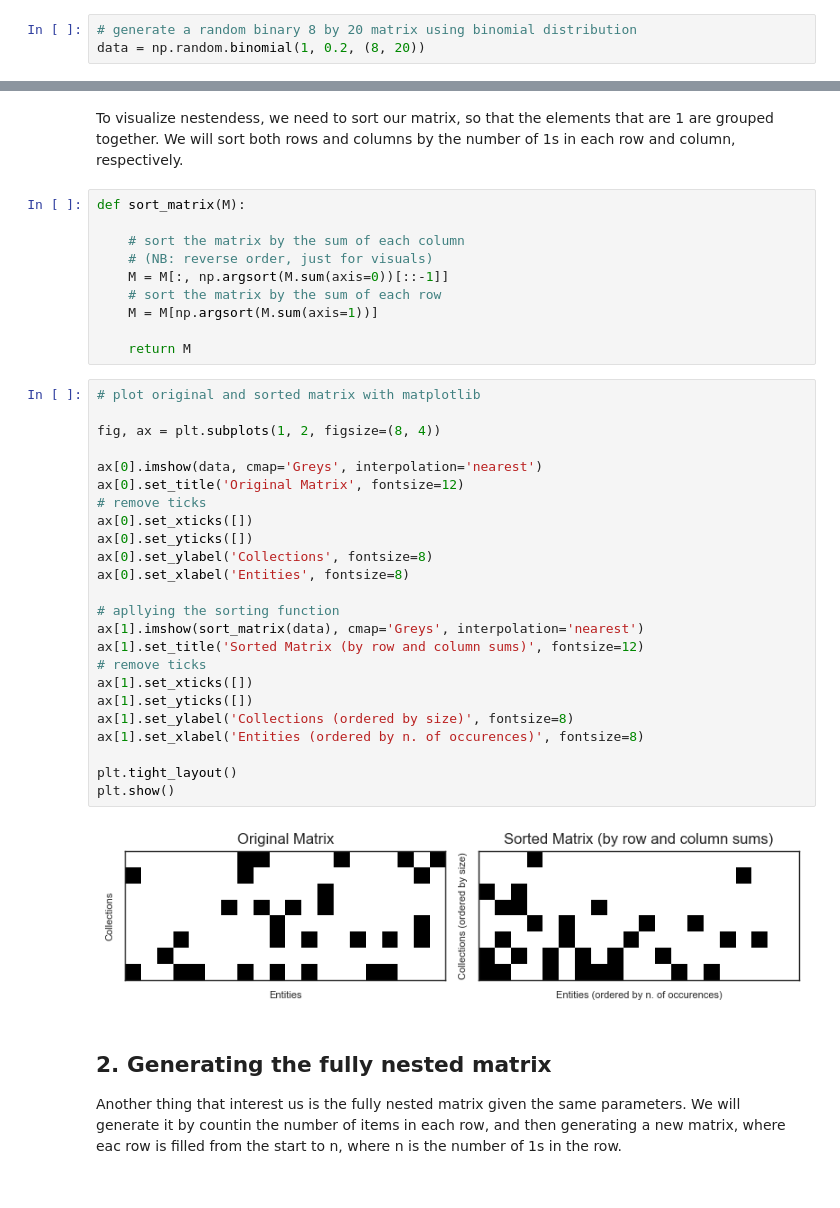
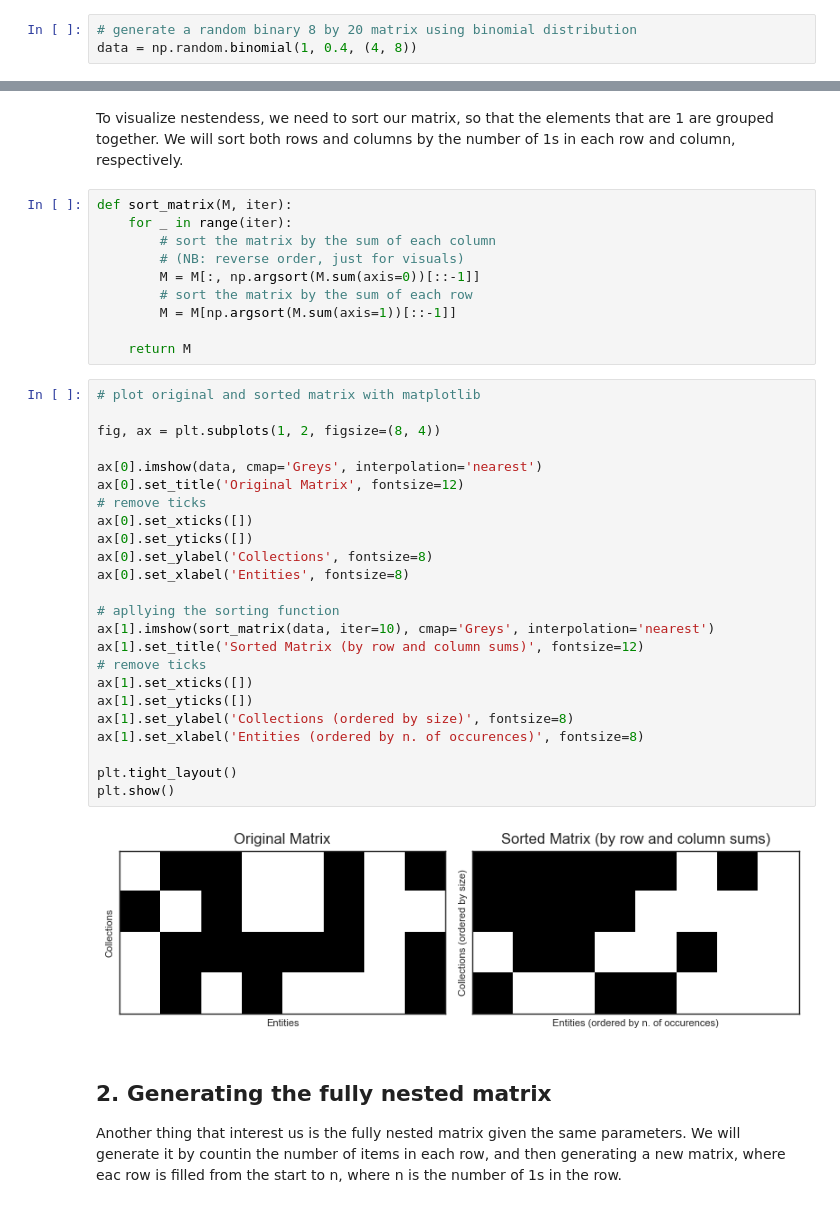
Before and after one commit to alexeykosh/2025-nestedness-project, a Jupyter notebook: nestendess-examples.ipynb, the cells around one changed output, grey strips where cells are left out. Saved outputs shown, nothing was run; the diff lists cells and outputs as text.

```diff
--- a/nestendess-examples.ipynb
+++ b/nestendess-examples.ipynb
@@ -14,4 +14,4 @@ sns.set(context='paper', style='ticks',
 Let's start by generating the data. We will generate a random 8x20 binary matrix, where the probability of each element being 1 is 0.5:
 # %%
 # generate a random binary 8 by 20 matrix using binomial distribution
-data = np.random.binomial(1, 0.2, (8, 20))
+data = np.random.binomial(1, 0.4, (4, 8))
@@ -18,41 +23,41 @@ data = np.random.binomial(1, 0.2, (8, 20))
 # %% [markdown]
 To visualize nestendess, we need to sort our matrix, so that the elements that are 1 are grouped together. We will sort both rows and columns by the number of 1s in each row and column, respectively.
 # %%
-def sort_matrix(M):
-
-    # sort the matrix by the sum of each column
-    # (NB: reverse order, just for visuals)
-    M = M[:, np.argsort(M.sum(axis=0))[::-1]]
-    # sort the matrix by the sum of each row
-    M = M[np.argsort(M.sum(axis=1))]
+def sort_matrix(M, iter):
+    for _ in range(iter):
+        # sort the matrix by the sum of each column
+        # (NB: reverse order, just for visuals)
+        M = M[:, np.argsort(M.sum(axis=0))[::-1]]
+        # sort the matrix by the sum of each row
+        M = M[np.argsort(M.sum(axis=1))[::-1]]
 
     return M
 # %%
 # plot original and sorted matrix with matplotlib
 
 fig, ax = plt.subplots(1, 2, figsize=(8, 4))
 
 ax[0].imshow(data, cmap='Greys', interpolation='nearest')
 ax[0].set_title('Original Matrix', fontsize=12)
 # remove ticks
 ax[0].set_xticks([])
 ax[0].set_yticks([])
 ax[0].set_ylabel('Collections', fontsize=8)
 ax[0].set_xlabel('Entities', fontsize=8)
 
 # apllying the sorting function
-ax[1].imshow(sort_matrix(data), cmap='Greys', interpolation='nearest')
+ax[1].imshow(sort_matrix(data, iter=10), cmap='Greys', interpolation='nearest')
 ax[1].set_title('Sorted Matrix (by row and column sums)', fontsize=12)
 # remove ticks
 ax[1].set_xticks([])
 ax[1].set_yticks([])
 ax[1].set_ylabel('Collections (ordered by size)', fontsize=8)
 ax[1].set_xlabel('Entities (ordered by n. of occurences)', fontsize=8)
 
 plt.tight_layout()
 plt.show()
 # %% [output]
-[figure, old version]
+[figure, new version]
 # %% [markdown]
 ## 2. Generating the fully nested matrix
 
```
Also changed, not shown: parts of 11 cells of this notebook.
